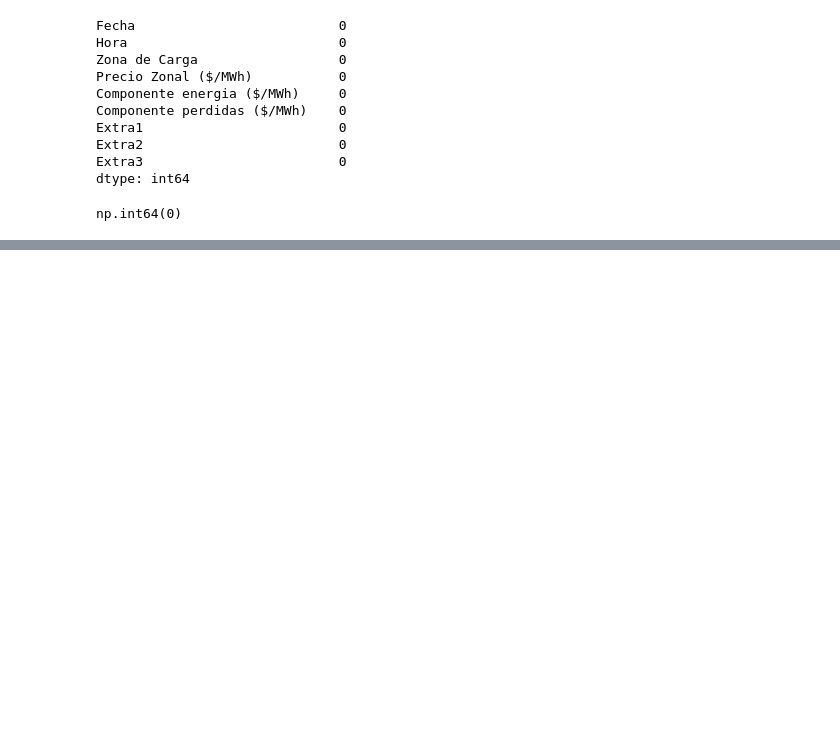
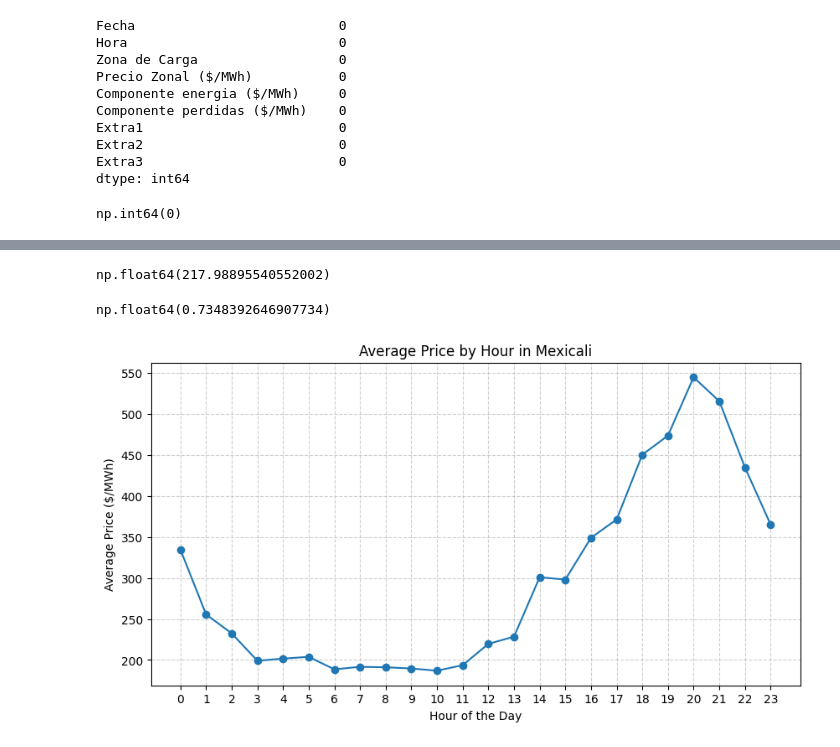
Before and after one commit to PimientaPepper20/mexico-energy-market-forecast, a Jupyter notebook: notebooks/02_data_forecastingpreparation.ipynb, the cells around one changed output, grey strips where cells are left out. Cells and saved outputs as stored; diff of their text form; code cells hidden in the pictures; blank space fills up the shorter version.

Commit message:
Statistical trends

```diff
--- a/notebooks/02_data_forecastingpreparation.ipynb
+++ b/notebooks/02_data_forecastingpreparation.ipynb
@@ -63,3 +63,4 @@ df.rename(columns={"Precio Zonal ($/MWh)": "Precio"}, inplace=True)
 df.rename(columns={"Zona de Carga": "Zona"}, inplace=True)
 
 df.head()
+df["Datetime"] = pd.to_datetime(df["Datetime"])
@@ -73,2 +67,8 @@ df.head()
 # %%
 df.to_csv("C:/Users/Dianalaura Cueto/Electricity Prices Forecast/data/Clean/Baja California/PreciosNodos_BCA_ABRIL26_Forcasting_clean.csv", index=False, encoding='utf-8-sig')
+# %%
+#Statistics and trends  of each zone
+
+#MEXICALI
+mexicali = df[df["Zona"] == "MEXICALI"]
+mexicali["Precio"].describe()
@@ -74,0 +85,23 @@ df.to_csv("C:/Users/Dianalaura Cueto/Electricity Prices Forecast/data/Clean/Baja
+# %%
+mexicali["Precio"].std() #standard deviation
+# %% [output]
+np.float64(217.98895540552002)
+# %%
+mexicali["Precio"].std() / mexicali["Precio"].mean() # coefficient of variation
+# %% [output]
+np.float64(0.7348392646907734)
+# %%
+import matplotlib.pyplot as plt
+mexicali.groupby(mexicali["Datetime"].dt.hour)["Precio"].mean().plot(
+    kind="line", marker="o", figsize=(10, 5)
+)
+plt.title("Average Price by Hour in Mexicali")
+plt.xlabel("Hour of the Day")
+plt.ylabel("Average Price ($/MWh)")
+plt.xticks(range(0, 24))  # Show every hour on the x-axis
+plt.grid(True, linestyle="--", alpha=0.6)
+
+# Display the plot
+plt.show()
+# %% [output]
+[figure, added]
```
Also changed, not shown: parts of 27 cells of this notebook, 3 other files.
